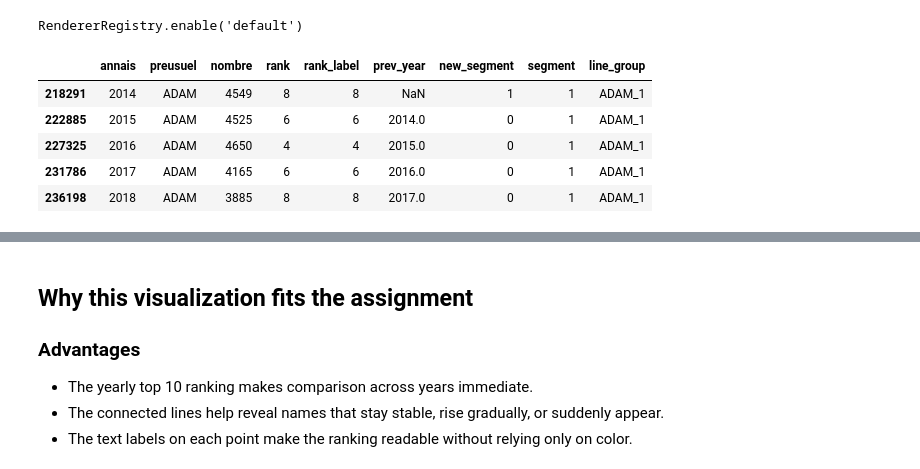
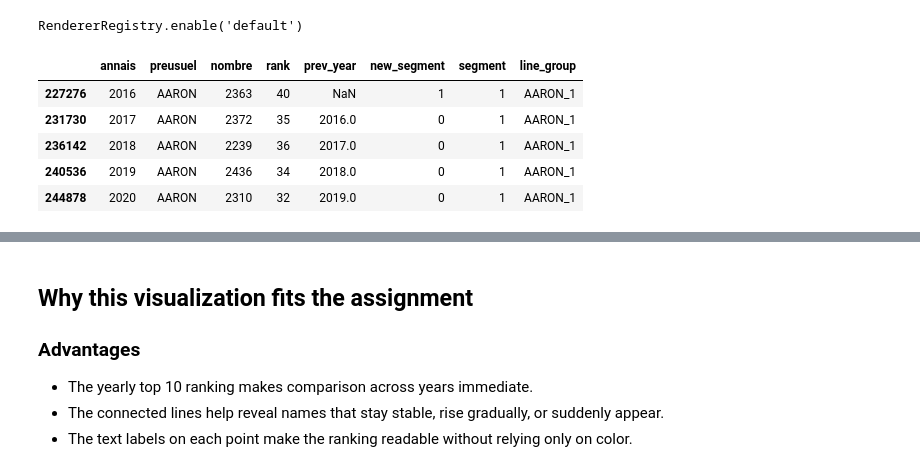
Before and after one commit to LeHoang510/Visualization-Mini-Project, a Jupyter notebook: Visualization 1 - Baby Names Through Time.ipynb, the cells around one changed output, grey strips where cells are left out. Cells and saved outputs as stored; diff of their text form; code cells hidden in the pictures.

```diff
--- a/Visualization 1 - Baby Names Through Time.ipynb
+++ b/Visualization 1 - Baby Names Through Time.ipynb
@@ -20,35 +20,34 @@ RendererRegistry.enable('default')
 # %%
 # Load and clean the department-level dataset, then aggregate it to national level.
 names = pd.read_csv('dpt2020.csv', sep=';')
 names = names[(names['preusuel'] != '_PRENOMS_RARES') & (names['dpt'] != 'XX') & (names['annais'] != 'XXXX')].copy()
 names['annais'] = names['annais'].astype(int)
 names['nombre'] = names['nombre'].astype(int)
 
 national = names.groupby(['annais', 'preusuel'], as_index=False)['nombre'].sum()
 
-# Keep only the years 2000-2020, then compute the top 10 names of each year.
+# Keep only the years 2000-2020, then compute ranks for a broader top set.
 rank_data = national.copy()
 rank_data = rank_data[(rank_data['annais'] >= 2000) & (rank_data['annais'] <= 2020)].copy()
 rank_data['rank'] = rank_data.groupby('annais')['nombre'].rank(method='first', ascending=False)
-rank_data = rank_data[rank_data['rank'] <= 10].copy()
+rank_data = rank_data[rank_data['rank'] <= 50].copy()
 
-# A helper field for cleaner labels.
+# Keep integer ranks for a flexible y-axis.
 rank_data['rank'] = rank_data['rank'].astype(int)
-rank_data['rank_label'] = rank_data['rank'].astype(str)
 rank_data = rank_data.sort_values(['preusuel', 'annais']).copy()
 
-# Break lines when a name leaves the top 10 for one or more years.
+# Break lines when a name leaves the selected ranking band for one or more years.
 rank_data['prev_year'] = rank_data.groupby('preusuel')['annais'].shift()
 rank_data['new_segment'] = ((rank_data['prev_year'].isna()) | ((rank_data['annais'] - rank_data['prev_year']) > 1)).astype(int)
 rank_data['segment'] = rank_data.groupby('preusuel')['new_segment'].cumsum()
 rank_data['line_group'] = rank_data['preusuel'] + '_' + rank_data['segment'].astype(str)
 
 rank_data.head()
 # %% [output]
-|  | annais | preusuel | nombre | rank | rank_label | prev_year | new_segment | segment | line_group |
-| 218291 | 2014 | ADAM | 4549 | 8 | 8 | NaN | 1 | 1 | ADAM_1 |
-| 222885 | 2015 | ADAM | 4525 | 6 | 6 | 2014.0 | 0 | 1 | ADAM_1 |
-| 227325 | 2016 | ADAM | 4650 | 4 | 4 | 2015.0 | 0 | 1 | ADAM_1 |
-| 231786 | 2017 | ADAM | 4165 | 6 | 6 | 2016.0 | 0 | 1 | ADAM_1 |
-| 236198 | 2018 | ADAM | 3885 | 8 | 8 | 2017.0 | 0 | 1 | ADAM_1 |
+|  | annais | preusuel | nombre | rank | prev_year | new_segment | segment | line_group |
+| 227276 | 2016 | AARON | 2363 | 40 | NaN | 1 | 1 | AARON_1 |
+| 231730 | 2017 | AARON | 2372 | 35 | 2016.0 | 0 | 1 | AARON_1 |
+| 236142 | 2018 | AARON | 2239 | 36 | 2017.0 | 0 | 1 | AARON_1 |
+| 240536 | 2019 | AARON | 2436 | 34 | 2018.0 | 0 | 1 | AARON_1 |
+| 244878 | 2020 | AARON | 2310 | 32 | 2019.0 | 0 | 1 | AARON_1 |
 # %%
```
Also changed, not shown: parts of 1 cell of this notebook, 1 other file.
